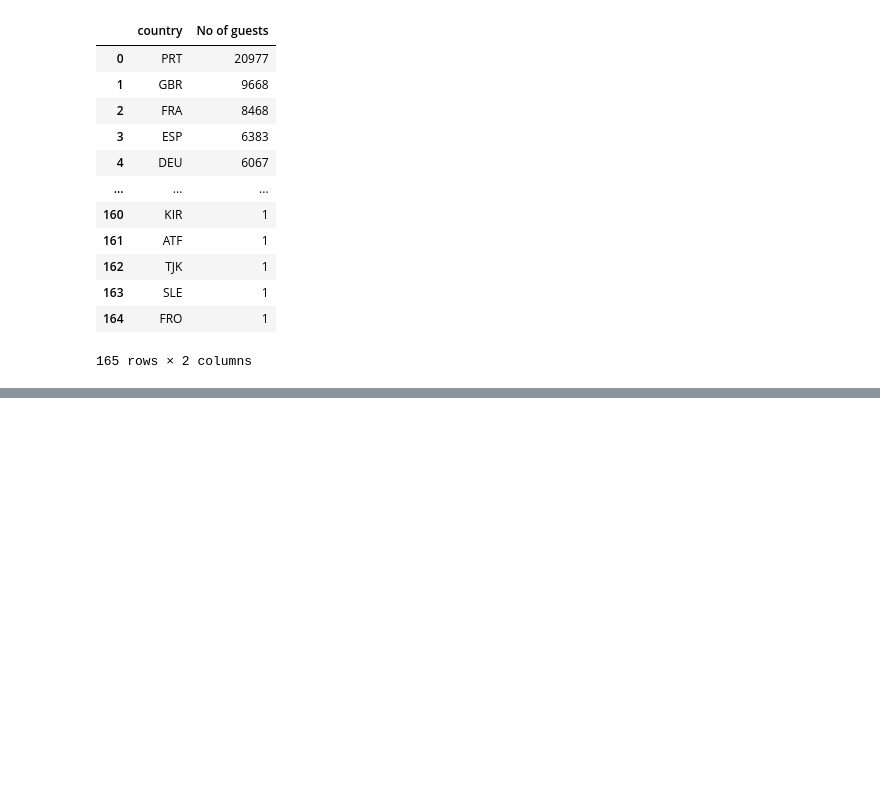
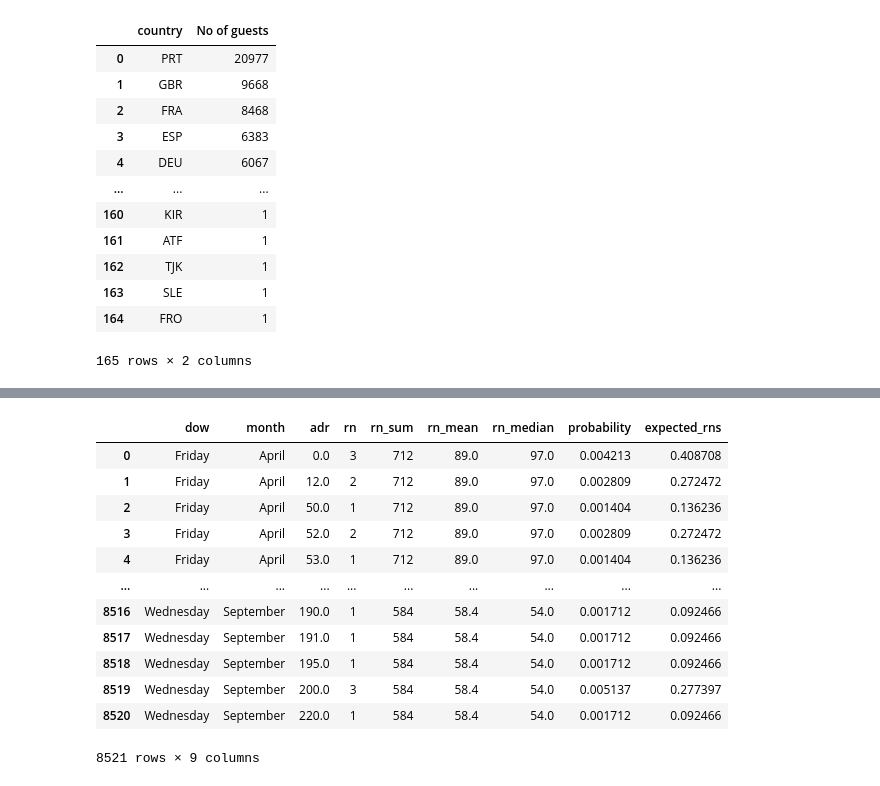
Before and after one commit to yezergmorales/dynamic-pricing, a Jupyter notebook: dev/demand_based_pricing_optimisation.ipynb, the cells around one changed output, grey strips where cells are left out. Cells and saved outputs as stored; diff of their text form; code cells hidden in the pictures; blank space fills up the shorter version.

```diff
--- a/dev/demand_based_pricing_optimisation.ipynb
+++ b/dev/demand_based_pricing_optimisation.ipynb
@@ -294,0 +852,5 @@ guests_map.show()
+# %%
+# create rate frequency table
+adr_frequency = non_holidays.groupby(['dow','month','adr']).agg({'rn':'sum'})
+adr_frequency.reset_index(inplace=True)
+adr_frequency.head(10)
@@ -294,0 +934,16 @@ guests_map.show()
+# %%
+merged_df
+# %% [output]
+|  | dow | month | adr | rn | rn_sum | rn_mean | rn_median | probability | expected_rns |
+| 0 | Friday | April | 0.0 | 3 | 712 | 89.0 | 97.0 | 0.004213 | 0.408708 |
+| 1 | Friday | April | 12.0 | 2 | 712 | 89.0 | 97.0 | 0.002809 | 0.272472 |
+| 2 | Friday | April | 50.0 | 1 | 712 | 89.0 | 97.0 | 0.001404 | 0.136236 |
+| 3 | Friday | April | 52.0 | 2 | 712 | 89.0 | 97.0 | 0.002809 | 0.272472 |
+| 4 | Friday | April | 53.0 | 1 | 712 | 89.0 | 97.0 | 0.001404 | 0.136236 |
+| ... | ... | ... | ... | ... | ... | ... | ... | ... | ... |
+| 8516 | Wednesday | September | 190.0 | 1 | 584 | 58.4 | 54.0 | 0.001712 | 0.092466 |
+| 8517 | Wednesday | September | 191.0 | 1 | 584 | 58.4 | 54.0 | 0.001712 | 0.092466 |
+| 8518 | Wednesday | September | 195.0 | 1 | 584 | 58.4 | 54.0 | 0.001712 | 0.092466 |
+| 8519 | Wednesday | September | 200.0 | 3 | 584 | 58.4 | 54.0 | 0.005137 | 0.277397 |
+| 8520 | Wednesday | September | 220.0 | 1 | 584 | 58.4 | 54.0 | 0.001712 | 0.092466 |
+8521 rows × 9 columns
```
Also changed, not shown: parts of 76 cells of this notebook, 3 other files.
